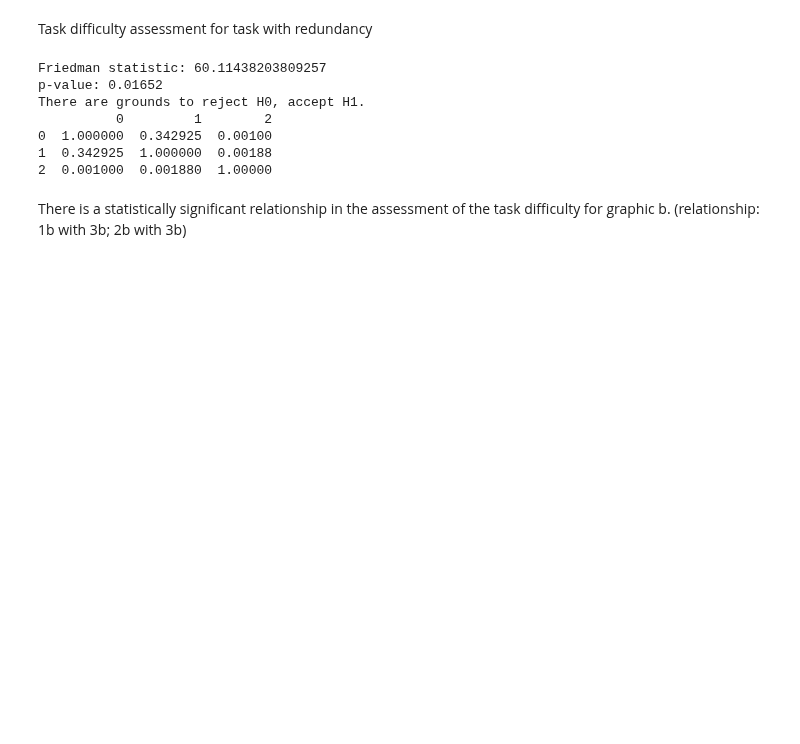
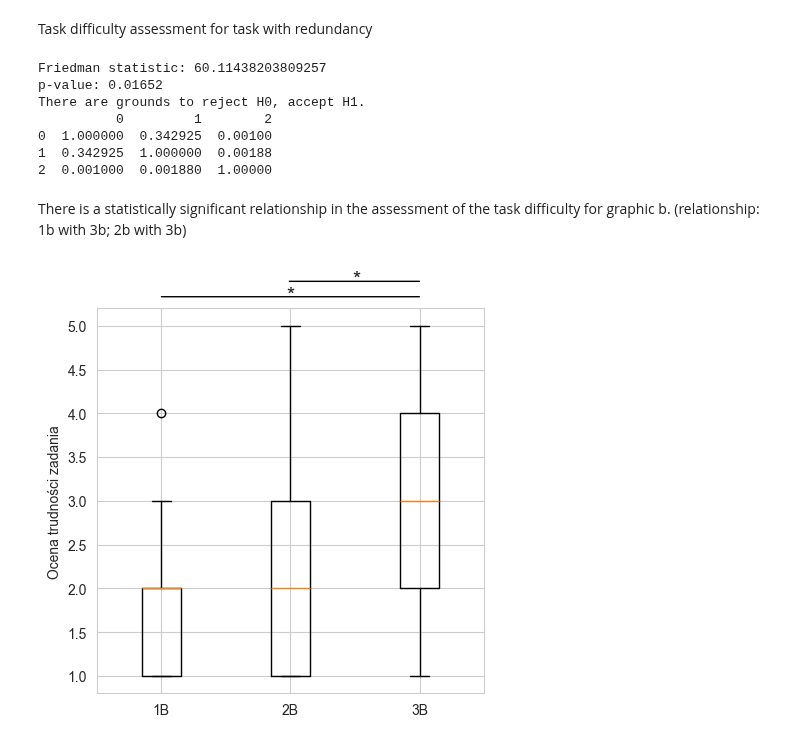
Before and after one commit to MartaSolarz/Master_thesis, a Jupyter notebook: statistical_tests/general/0_three_tasks.ipynb, the cells around one changed output. Drawn from its saved outputs; the diff is of its cells as text; code cells hidden in the pictures; blank space fills up the shorter version.

```diff
--- a/statistical_tests/general/0_three_tasks.ipynb
+++ b/statistical_tests/general/0_three_tasks.ipynb
@@ -139,3 +139,29 @@ There are grounds to reject H0, accept H1.
 2  0.001000  0.001880  1.00000
 # %% [markdown]
 There is a statistically significant relationship in the assessment of the task difficulty for graphic b. (relationship: 1b with 3b; 2b with 3b)
+# %%
+import matplotlib.pyplot as plt
+import seaborn as sns
+
+sns.set_style("whitegrid")
+
+plt.figure(figsize =(5, 5))
+plt.boxplot([df_answers['1b_trud'], df_answers['2b_trud'], df_answers['3b_trud']])
+
+plt.xticks([1, 2, 3], ['1B', '2B', '3B'])
+
+plt.ylabel('Ocena trudności zadania')
+
+plt.annotate('', xy=(0.16, 1.03), xycoords='axes fraction', xytext=(0.84, 1.03),
+                     textcoords='axes fraction', arrowprops=dict(arrowstyle="-", color="black"))
+plt.annotate('*', xy=(0.5, 1.01), xycoords='axes fraction',
+                     textcoords='axes fraction', ha='center', va='bottom', fontsize=15)
+
+plt.annotate('', xy=(0.49, 1.07), xycoords='axes fraction', xytext=(0.84, 1.07),
+                     textcoords='axes fraction', arrowprops=dict(arrowstyle="-", color="black"))
+plt.annotate('*', xy=(0.67, 1.05), xycoords='axes fraction',
+                     textcoords='axes fraction', ha='center', va='bottom', fontsize=15)
+
+plt.show()
+# %% [output]
+[figure, added]
```
Also changed, not shown: parts of 2 cells of this notebook, 8 other files.
